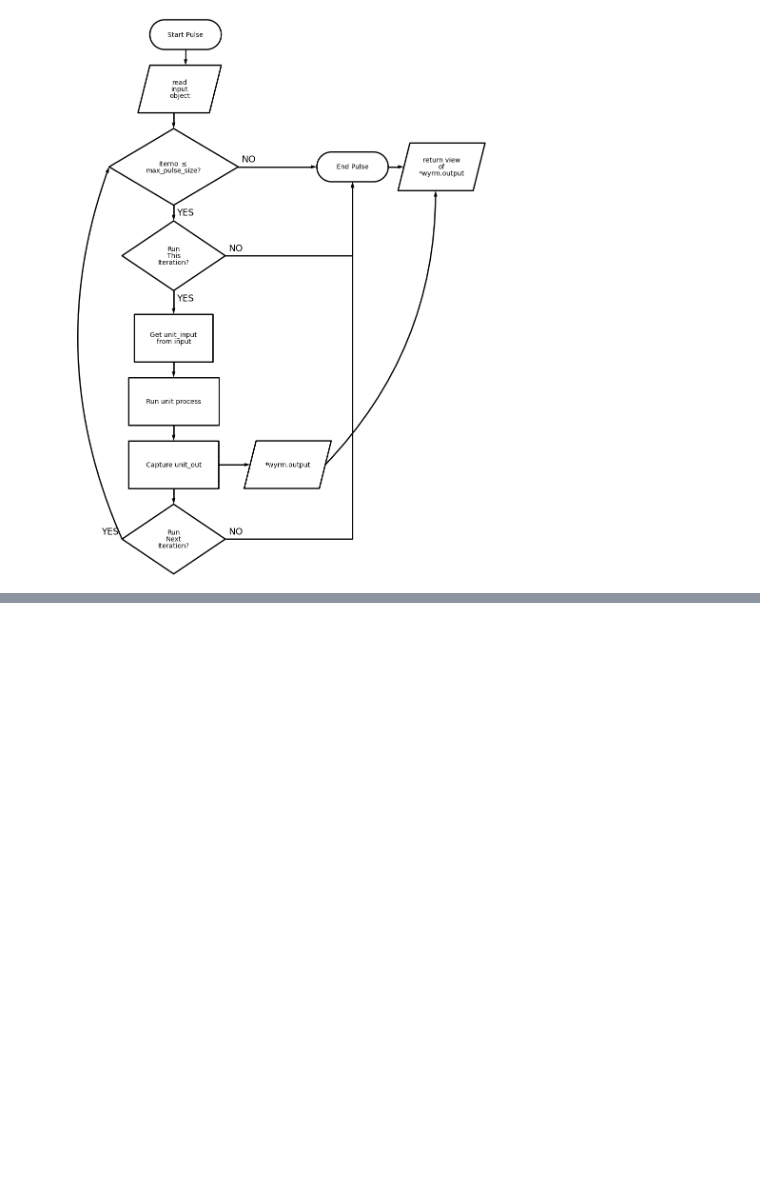
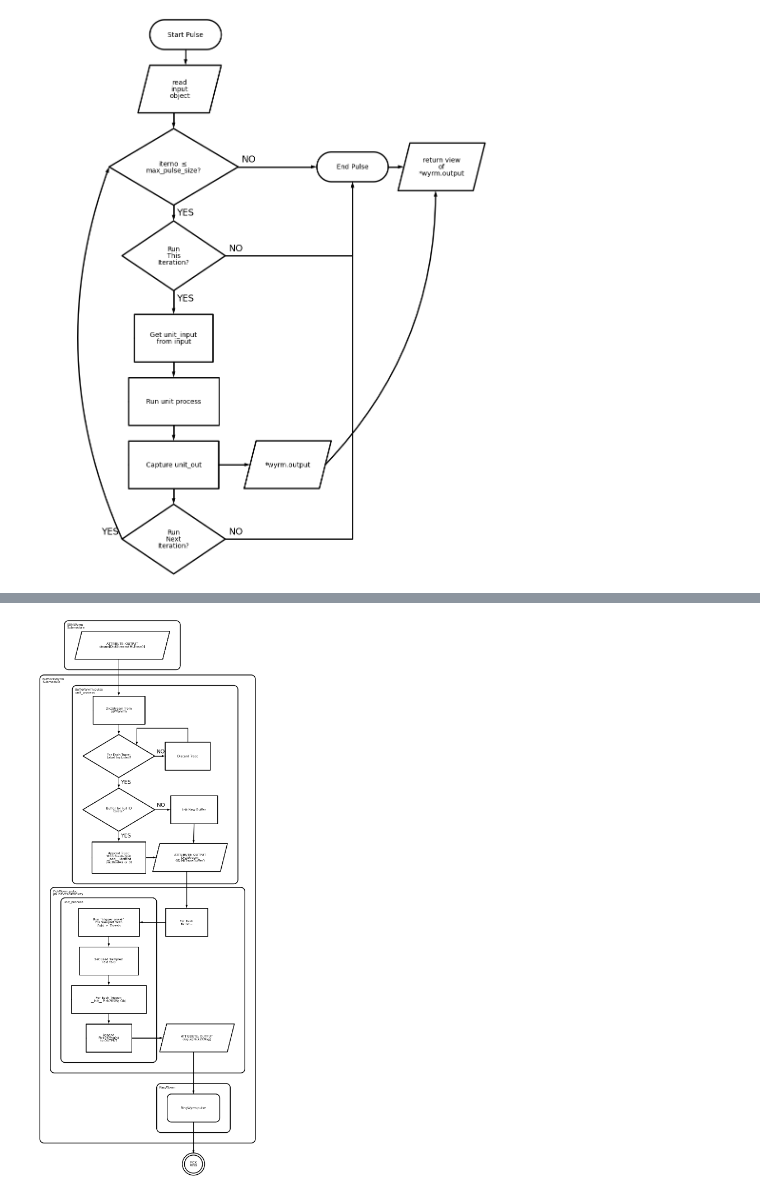
Before and after one commit to pnsn/Ayahos, a Jupyter notebook: diagrams/schemdraw_process_flow_diagrams.ipynb, the cells around one changed output, grey strips where cells are left out. Drawn from its saved outputs; the diff is of its cells as text; code cells hidden in the pictures; blank space fills up the shorter version.

```diff
--- a/diagrams/schemdraw_process_flow_diagrams.ipynb
+++ b/diagrams/schemdraw_process_flow_diagrams.ipynb
@@ -164,0 +204,54 @@ with Drawing(canvas='matplotlib') as T:
+# %%
+# Stacked Prediciton Picker
+with Drawing() as SPP:
+    SPP.config(fontsize=8, unit=0.75)
+    with SPP.container() as SBM:
+        SBM.label('SBMWyrm\nSubmodule')
+        sbm_out = flow.Data().label('ATTRIBUTE: OUTPUT\ndeque[DictStream{MLTrace}]')
+    flow.Arrow().down(SPP.unit*3.5).at(sbm_out.S)
+    with SPP.container() as PB:
+        PB.label('BuffPickWyrm\nSubmodule')
+        with PB.container() as BW:
+            BW.label('BufferWyrm.pulse\nunit_process')
+            next_dictstream = flow.Process().label('DictStream from\nSBMWyrm')
+            flow.Arrow().down()
+            filter_preds = flow.Decision(S='YES', E='NO').label('For Each Trace:\nLabel Included?')
+            flow.Arrow().right().at(filter_preds.E)
+            skip_trace = flow.Process().label('Discard Trace')
+            flow.Wire('n',arrow='->').at(skip_trace.N).to(filter_preds.NE)
+            flow.Arrow().down().at(filter_preds.S)
+            buffer_exists = flow.Decision(S='YES', E='NO').label('Buffer for Full ID\nExists?')
+            flow.Arrow().right(SPP.unit*1.5).at(buffer_exists.E)
+            newbuffer = flow.Process().label('Init New Buffer')
+
+            flow.Arrow().down().at(buffer_exists.S)
+            stack = flow.Process().label('Append Trace\nWith Stack-Type\n__add__ Method\n(method=2 or 3)')
+            flow.Arrow().right(SPP.unit).at(stack.E)
+            buffer = flow.Data().label('ATTRIBUTE: OUTPUT\nDictStream\n{ID:MLTraceBuffer}')
+            flow.Arrow().at(newbuffer.S).to(buffer.N)
+            # flow.Wire('-|', arrow='->').at(newbuffer.E).to(stack.S)
+
+        flow.Arrow().down(SPP.unit*3.5).at(buffer.S)
+        with PB.container() as TW:
+            TW.label('PickWyrm.pulse\n(IN DEVELOPMENT)')
+            for_each_buff = flow.Process().label('For Each\nBuffer...')
+            flow.Arrow().left(SPP.unit*2.5).at(for_each_buff.W)
+            with TW.container() as TWU:
+                TWU.label('unit_process')
+                fold_pick = flow.Process().label('Run `trigger_onset`\nFor Samples With\nFold $\\geq$ Thresh')
+                flow.Arrow().down().at(fold_pick.S)
+                fold_zero = flow.Process().label("Set Used Samples'\nFold to 0")
+                flow.Arrow().down().at(fold_zero.S)
+                pick2k_obj = flow.Process().label('For Each Trigger:\n__init__ Pick2KMsg Obj.')
+                flow.Arrow().down().at(pick2k_obj.S)
+                append = flow.Process().label('Append\nPick2KMsg(s)\nto OUTPUT')
+            flow.Arrow().right(SPP.unit*3).at(append.E)
+            pick_queue = flow.Data().label('ATTRIBUTE: OUTPUT\ndeque[Pick2KMsg]')
+        flow.Arrow().down(SPP.unit*4).at(pick_queue.S)
+        with PB.container() as RW:
+            RW.label('RingWyrm')
+            ringwyrmpulse = flow.RoundProcess().label('RingWyrm.pulse')
+    flow.Arrow().down(SPP.unit*3).at(ringwyrmpulse.S)
+    pick_ring = flow.StateEnd().label('PICK\nRING')
+# %% [output]
+[figure, added]
```
Also changed, not shown: parts of 2 cells of this notebook.
